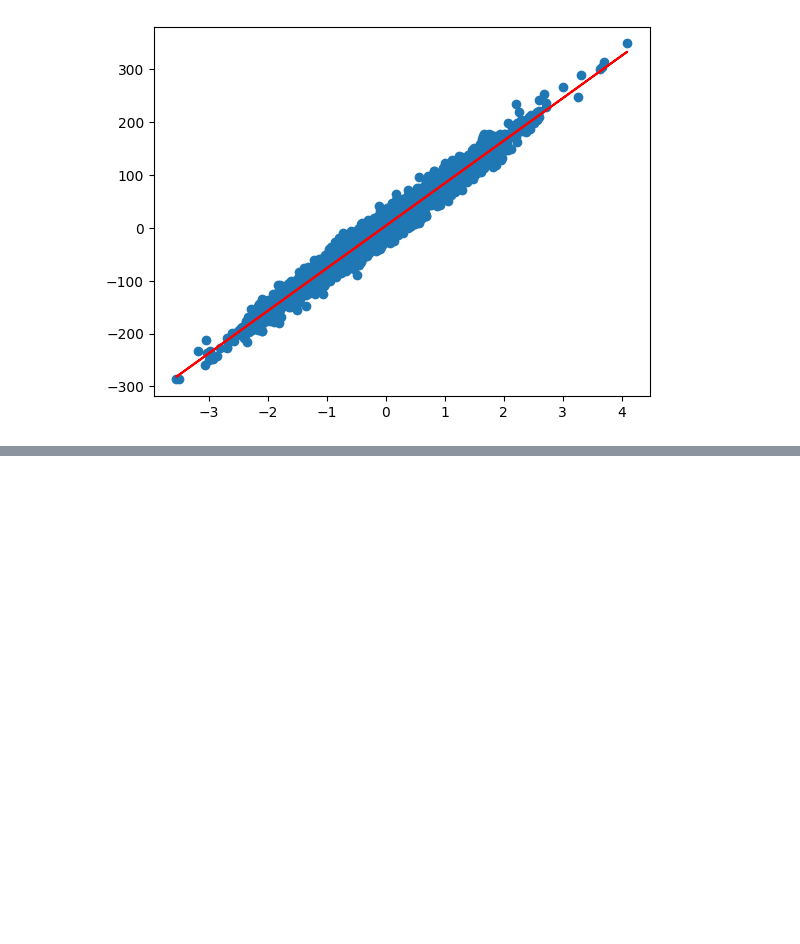
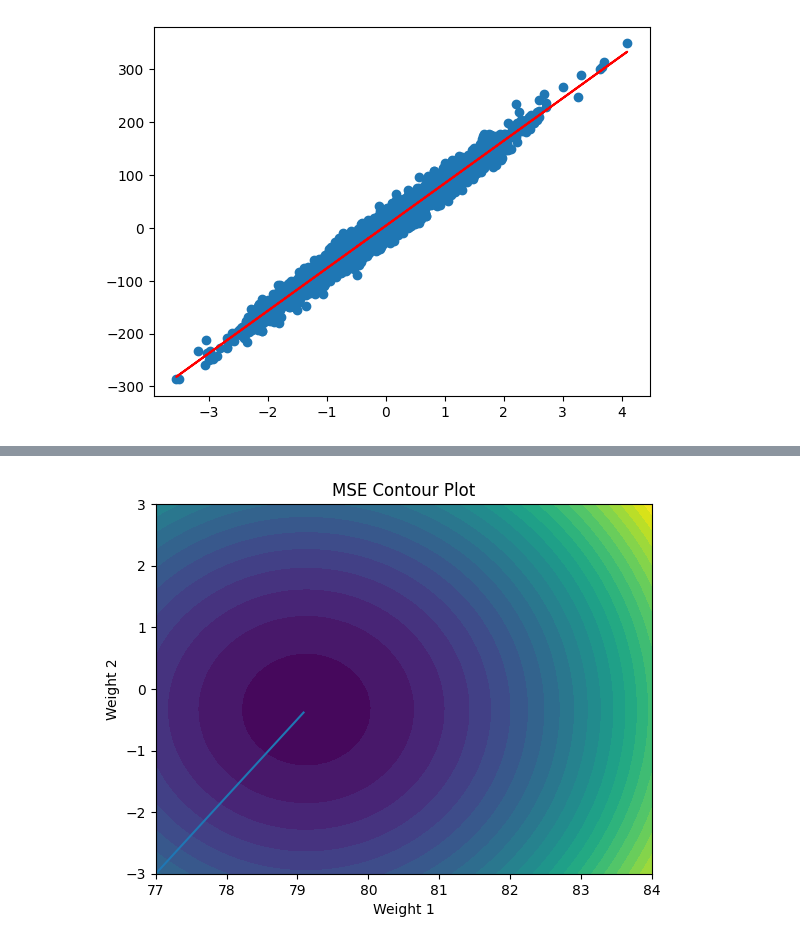
Before and after one commit to ShubhamSinghal12/DS_PP_NOV_LIV_24, a Jupyter notebook: Linear Regression/Linear Regression.ipynb, the cells around one changed output, grey strips where cells are left out. Drawn from its saved outputs; the diff is of its cells as text; code cells hidden in the pictures; blank space fills up the shorter version.

```diff
--- a/Linear Regression/Linear Regression.ipynb
+++ b/Linear Regression/Linear Regression.ipynb
@@ -134,0 +144,29 @@ plt.show()
+# %%
+import numpy as np
+import matplotlib.pyplot as plt
+from sklearn.metrics import mean_squared_error
+
+# Assume you have your data (X, y) and a trained linear regression model with weights 'w1' and 'w2'
+X = np.column_stack((x_train,np.ones_like(x_train)))
+# Generate a grid of possible weights
+w1_range = np.linspace(77, 84, 50)
+w2_range = np.linspace(-3, 3, 50)
+w1_grid, w2_grid = np.meshgrid(w1_range, w2_range)
+
+# Calculate MSE for each weight combination
+mse_grid = np.zeros_like(w1_grid)
+for i in range(len(w1_range)):
+    for j in range(len(w2_range)):
+        w1_test, w2_test = w1_grid[i, j], w2_grid[i, j]
+        predicted = np.dot(X, [w1_test, w2_test])
+        mse_grid[i, j] = mean_squared_error(y_train, predicted)
+
+# Create contour plot
+plt.contourf(w1_grid, w2_grid, mse_grid, levels=30)
+plt.plot(clf.th1,clf.th0)
+plt.xlabel("Weight 1")
+plt.ylabel("Weight 2")
+plt.title("MSE Contour Plot")
+plt.show()
+# %% [output]
+[figure, added]
```
Also changed, not shown: parts of 9 cells of this notebook, 8 other files.
